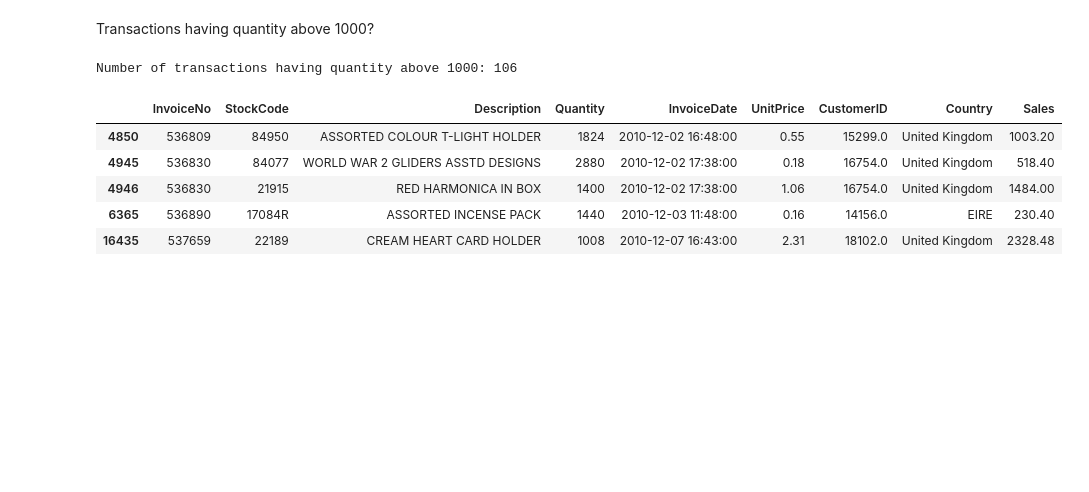
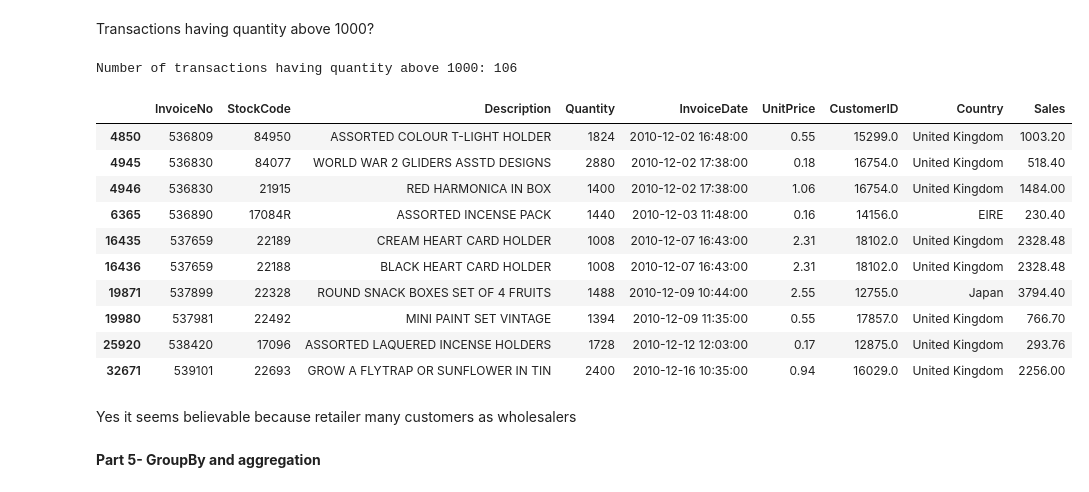
Before and after one commit to pypankj30/Rebounce-Applied-AI-and-Analytics-Codes, a Jupyter notebook: Python_301.ipynb, the cells around one changed output. Cells and saved outputs as stored; diff of their text form; code cells hidden in the pictures; blank space fills up the shorter version.

```diff
--- a/Python_301.ipynb
+++ b/Python_301.ipynb
@@ -191,12 +191,21 @@ Transactions having quantity above 1000?
 # %%
 transaction_above_1000 = clean_df[clean_df['Quantity'] > 1000]
 print(f"Number of transactions having quantity above 1000: {transaction_above_1000.shape[0]}")
-transaction_above_1000.head()
+transaction_above_1000.head(10)
 # %% [output]
 Number of transactions having quantity above 1000: 106
 |  | InvoiceNo | StockCode | Description | Quantity | InvoiceDate | UnitPrice | CustomerID | Country | Sales |
 | 4850 | 536809 | 84950 | ASSORTED COLOUR T-LIGHT HOLDER | 1824 | 2010-12-02 16:48:00 | 0.55 | 15299.0 | United Kingdom | 1003.20 |
 | 4945 | 536830 | 84077 | WORLD WAR 2 GLIDERS ASSTD DESIGNS | 2880 | 2010-12-02 17:38:00 | 0.18 | 16754.0 | United Kingdom | 518.40 |
 | 4946 | 536830 | 21915 | RED HARMONICA IN BOX | 1400 | 2010-12-02 17:38:00 | 1.06 | 16754.0 | United Kingdom | 1484.00 |
 | 6365 | 536890 | 17084R | ASSORTED INCENSE PACK | 1440 | 2010-12-03 11:48:00 | 0.16 | 14156.0 | EIRE | 230.40 |
 | 16435 | 537659 | 22189 | CREAM HEART CARD HOLDER | 1008 | 2010-12-07 16:43:00 | 2.31 | 18102.0 | United Kingdom | 2328.48 |
+| 16436 | 537659 | 22188 | BLACK HEART CARD HOLDER | 1008 | 2010-12-07 16:43:00 | 2.31 | 18102.0 | United Kingdom | 2328.48 |
+| 19871 | 537899 | 22328 | ROUND SNACK BOXES SET OF 4 FRUITS | 1488 | 2010-12-09 10:44:00 | 2.55 | 12755.0 | Japan | 3794.40 |
+| 19980 | 537981 | 22492 | MINI PAINT SET VINTAGE | 1394 | 2010-12-09 11:35:00 | 0.55 | 17857.0 | United Kingdom | 766.70 |
+| 25920 | 538420 | 17096 | ASSORTED LAQUERED INCENSE HOLDERS | 1728 | 2010-12-12 12:03:00 | 0.17 | 12875.0 | United Kingdom | 293.76 |
+| 32671 | 539101 | 22693 | GROW A FLYTRAP OR SUNFLOWER IN TIN | 2400 | 2010-12-16 10:35:00 | 0.94 | 16029.0 | United Kingdom | 2256.00 |
+# %% [markdown]
+Yes it seems believable because retailer many customers as wholesalers
+# %% [markdown]
+**Part 5- GroupBy and aggregation**
```
Also changed, not shown: parts of 16 cells of this notebook.
